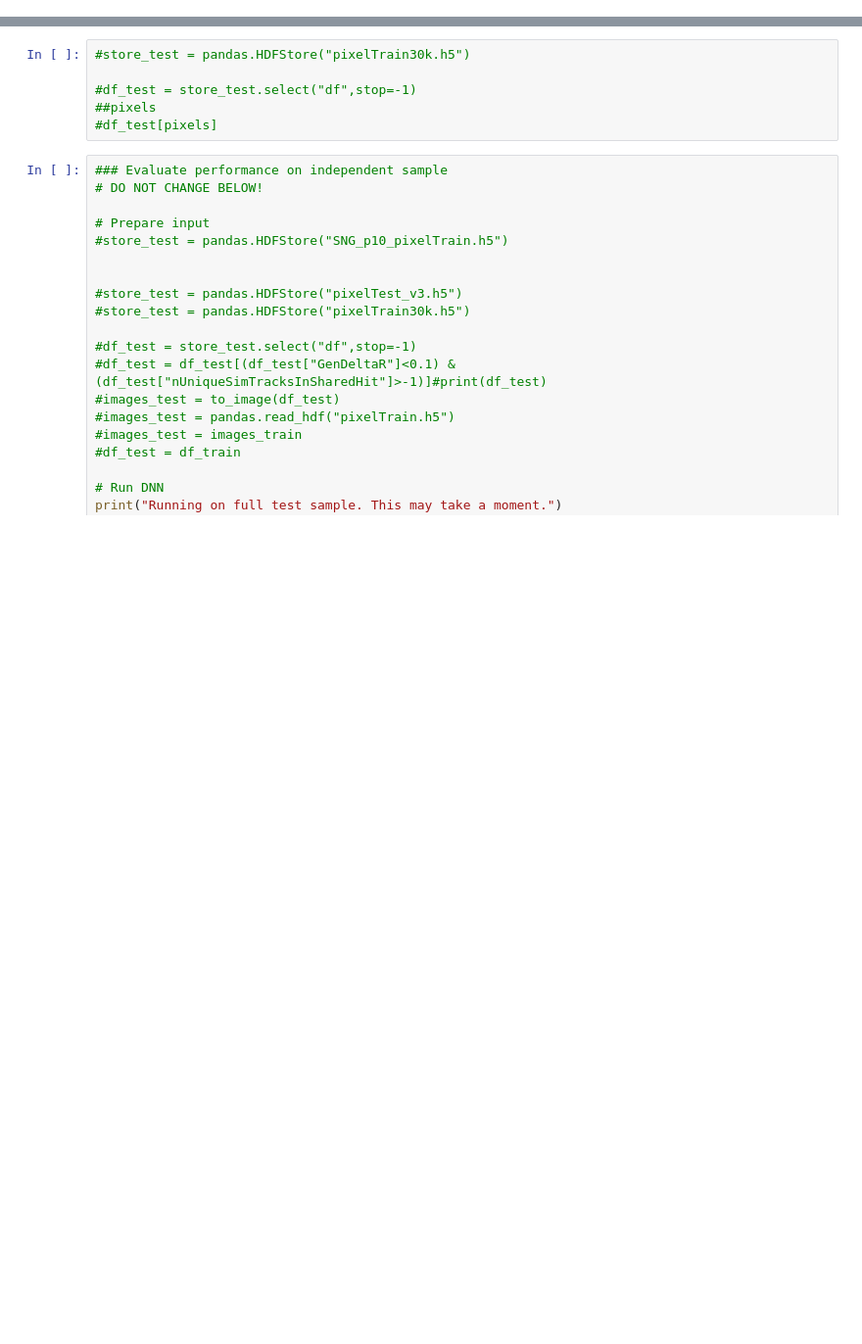
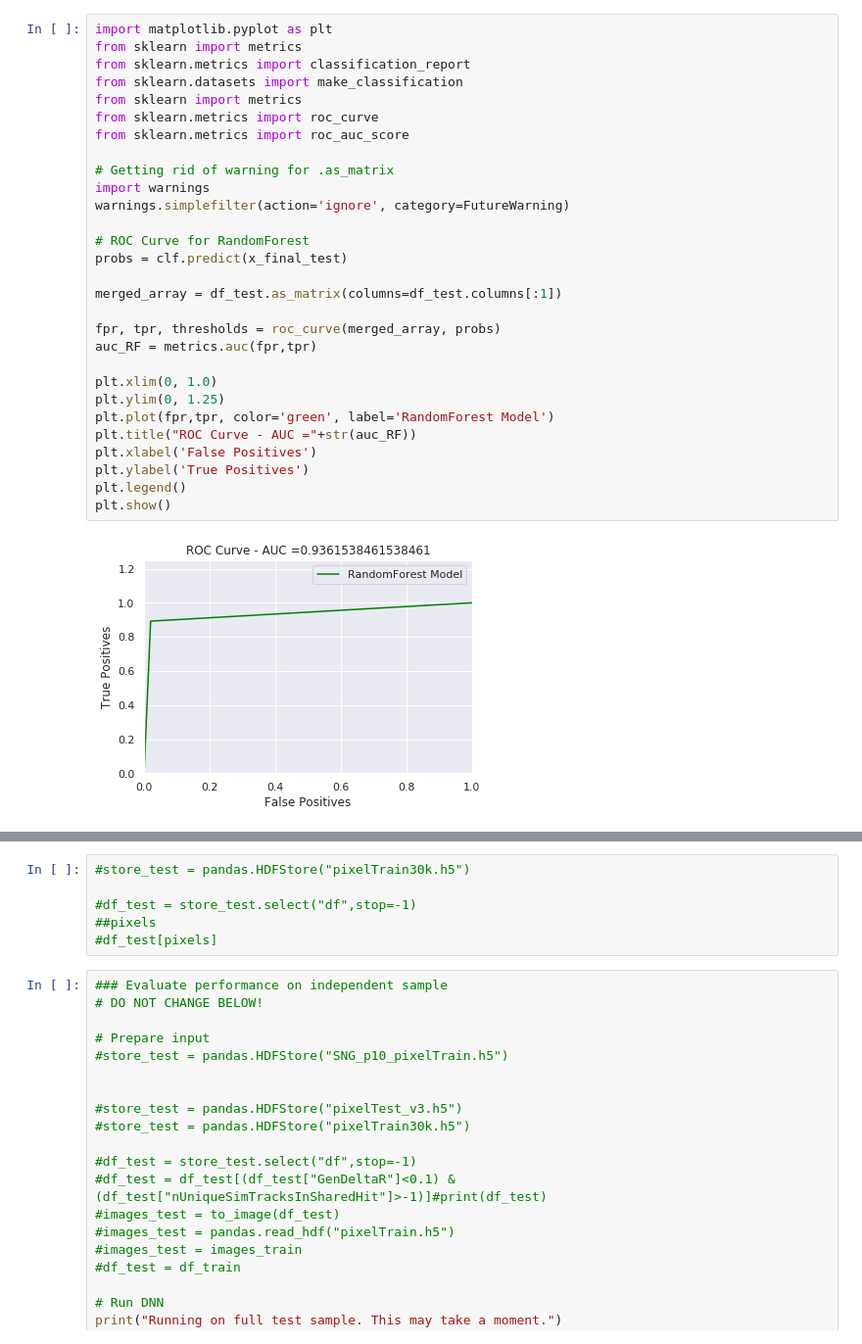
Before and after one commit to nhaubrich/MergedHits, a Jupyter notebook: do_merged.ipynb, the cells around one changed output, grey strips where cells are left out. Shown at 98% size. Saved outputs shown, nothing was run; the diff lists cells and outputs as text; blank space fills up the shorter version.

```diff
--- a/do_merged.ipynb
+++ b/do_merged.ipynb
@@ -42,0 +202,31 @@ images_test = to_image(df_test)
+# %%
+import matplotlib.pyplot as plt
+from sklearn import metrics
+from sklearn.metrics import classification_report
+from sklearn.datasets import make_classification
+from sklearn import metrics
+from sklearn.metrics import roc_curve
+from sklearn.metrics import roc_auc_score
+
+# Getting rid of warning for .as_matrix
+import warnings
+warnings.simplefilter(action='ignore', category=FutureWarning)
+
+# ROC Curve for RandomForest
+probs = clf.predict(x_final_test)
+
+merged_array = df_test.as_matrix(columns=df_test.columns[:1])
+
+fpr, tpr, thresholds = roc_curve(merged_array, probs)
+auc_RF = metrics.auc(fpr,tpr)
+
+plt.xlim(0, 1.0)
+plt.ylim(0, 1.25)
+plt.plot(fpr,tpr, color='green', label='RandomForest Model')
+plt.title("ROC Curve - AUC ="+str(auc_RF))
+plt.xlabel('False Positives')
+plt.ylabel('True Positives')
+plt.legend()
+plt.show()
+# %% [output]
+[figure, added]
```
Also changed, not shown: parts of 22 cells of this notebook.
